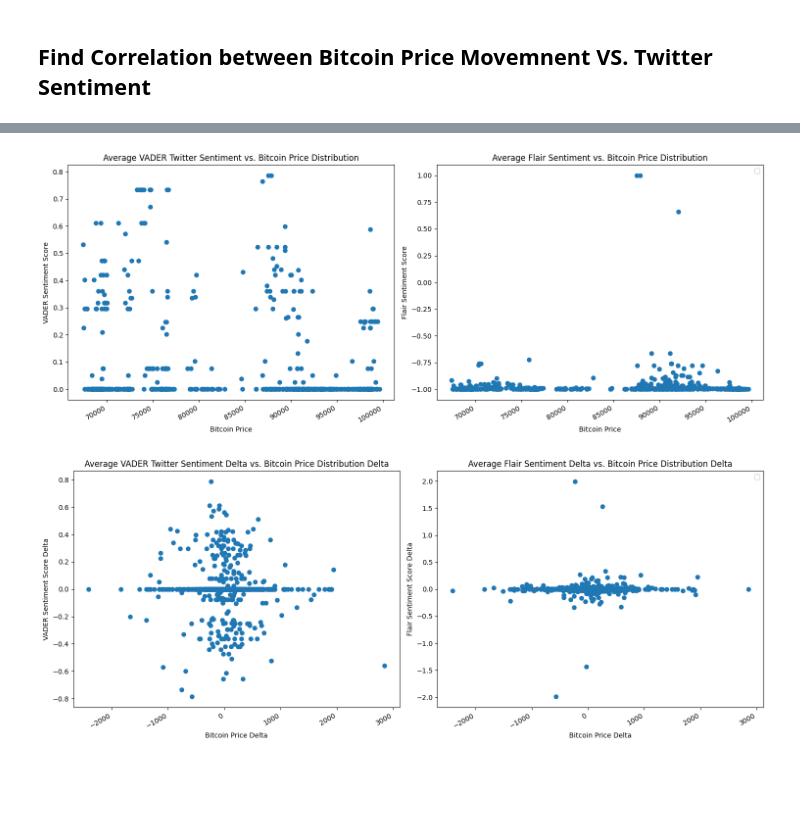
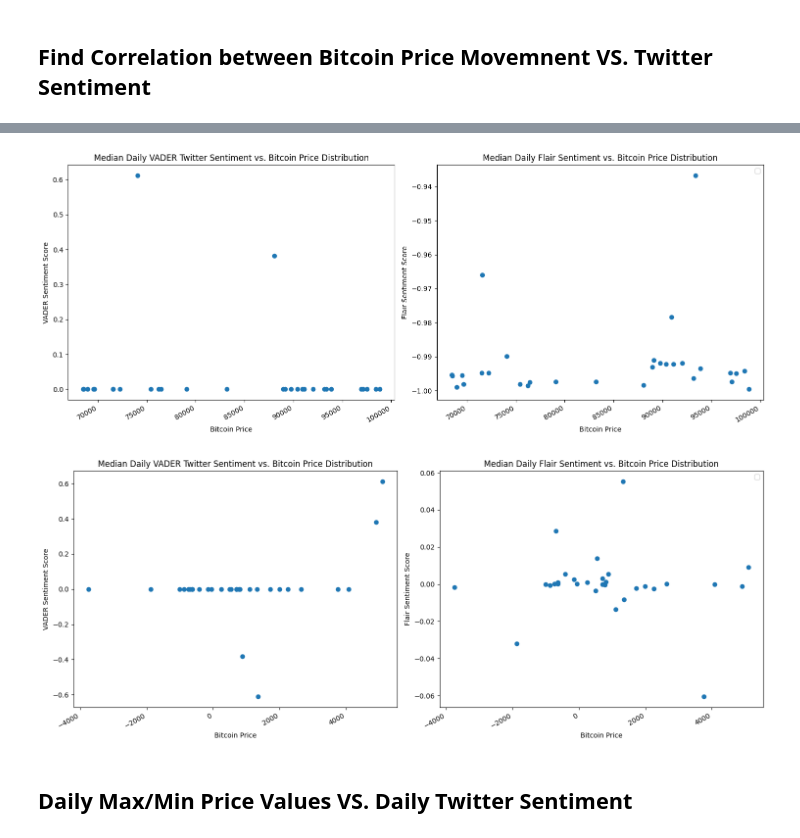
Before and after one commit to RubyQianru/Crypto-Price-and-Twitter-Sentimental-Analysis, a Jupyter notebook: main.ipynb, the cells around one changed output, grey strips where cells are left out. Cells and saved outputs as stored; diff of their text form; code cells hidden in the pictures; blank space fills up the shorter version.

```diff
--- a/main.ipynb
+++ b/main.ipynb
@@ -541,0 +460,7 @@ v_hr_mean.head(5)
+# %%
+# Clean daily BTC price data using daily mean
+day_btc = btc_data.groupby(
+  btc_data['time'].dt.floor('d')
+  )[['price']].mean().reset_index()
+
+day_btc.head(5)
@@ -603,7 +675,7 @@ plt.show()
 # %%
 # Merge btc_data with tw_data using sentiment median values
-df = pd.merge(hr_btc, v_hr_med, on='time')
-hr_btc_tw = pd.merge(df, f_hr_med, on='time')
+df = pd.merge(day_btc, v_day_med, on='time')
+day_btc_tw = pd.merge(df, f_day_med, on='time')
 
-hr_btc_tw.head(5)
+day_btc_tw.head(5)
 # %% [output]
@@ -615,0 +688,7 @@ hr_btc_tw.head(5)
+# %%
+day_btc_tw['price_delta'] = day_btc_tw['price'].diff()
+day_btc_tw['fl_confidence_delta'] = day_btc_tw['fl_confidence'].diff()
+day_btc_tw['vd_compound_delta'] = day_btc_tw['vd_compound'].diff()
+
+day_btc_tw = day_btc_tw.dropna()
+day_btc_tw.head(5)
@@ -617,19 +703,19 @@ hr_btc_tw.head(5)
 # Twitter sentiment vs. bitcoin price distribution
 f, ax = plt.subplots(1, 2, figsize=(15, 6))
 
-ax[0].scatter(hr_btc_tw['price'], hr_btc_tw['vd_compound'])
+ax[0].scatter(day_btc_tw['price'], day_btc_tw['vd_compound'])
 ax[0].set_xlabel("Bitcoin Price")
 ax[0].set_ylabel("VADER Sentiment Score")
-ax[0].set_title("Median VADER Twitter Sentiment vs. Bitcoin Price Distribution")
+ax[0].set_title("Median Daily VADER Twitter Sentiment vs. Bitcoin Price Distribution")
 
-ax[1].scatter(hr_btc_tw['price'], hr_btc_tw['fl_confidence'] )
+ax[1].scatter(day_btc_tw['price'], day_btc_tw['fl_confidence'] )
 ax[1].set_xlabel("Bitcoin Price")
 ax[1].set_ylabel("Flair Sentiment Score")
-ax[1].set_title("Median Flair Sentiment vs. Bitcoin Price Distribution")
+ax[1].set_title("Median Daily Flair Sentiment vs. Bitcoin Price Distribution")
 
 plt.gcf().autofmt_xdate()
 plt.tight_layout()
 plt.legend()
 plt.show()
 # %% [output]
-[figure, old version]
+[figure, new version]
@@ -643,19 +722,22 @@ hr_btc_tw = hr_btc_tw.dropna()
 # %%
+# Twitter sentiment vs. bitcoin price distribution
 f, ax = plt.subplots(1, 2, figsize=(15, 6))
 
-ax[0].scatter(hr_btc_tw['price_delta'], hr_btc_tw['vd_compound_delta'])
-ax[0].set_xlabel("Bitcoin Price Delta")
-ax[0].set_ylabel("VADER Sentiment Score Delta")
-ax[0].set_title("Median VADER Twitter Sentiment Delta vs. Bitcoin Price Distribution Delta")
+ax[0].scatter(day_btc_tw['price_delta'], day_btc_tw['vd_compound_delta'])
+ax[0].set_xlabel("Bitcoin Price")
+ax[0].set_ylabel("VADER Sentiment Score")
+ax[0].set_title("Median Daily VADER Twitter Sentiment vs. Bitcoin Price Distribution")
 
-ax[1].scatter(hr_btc_tw['price_delta'], hr_btc_tw['fl_confidence_delta'] )
-ax[1].set_xlabel("Bitcoin Price Delta")
-ax[1].set_ylabel("Flair Sentiment Score Delta")
-ax[1].set_title("Median Flair Sentiment Delta vs. Bitcoin Price Distribution Delta")
+ax[1].scatter(day_btc_tw['price_delta'], day_btc_tw['fl_confidence_delta'] )
+ax[1].set_xlabel("Bitcoin Price")
+ax[1].set_ylabel("Flair Sentiment Score")
+ax[1].set_title("Median Daily Flair Sentiment vs. Bitcoin Price Distribution")
 
 plt.gcf().autofmt_xdate()
 plt.tight_layout()
 plt.legend()
 plt.show()
 # %% [output]
-[figure, old version]
+[figure, new version]
+# %% [markdown]
+## Daily Max/Min Price Values VS. Daily Twitter Sentiment
```
Also changed, not shown: parts of 41 cells of this notebook.
